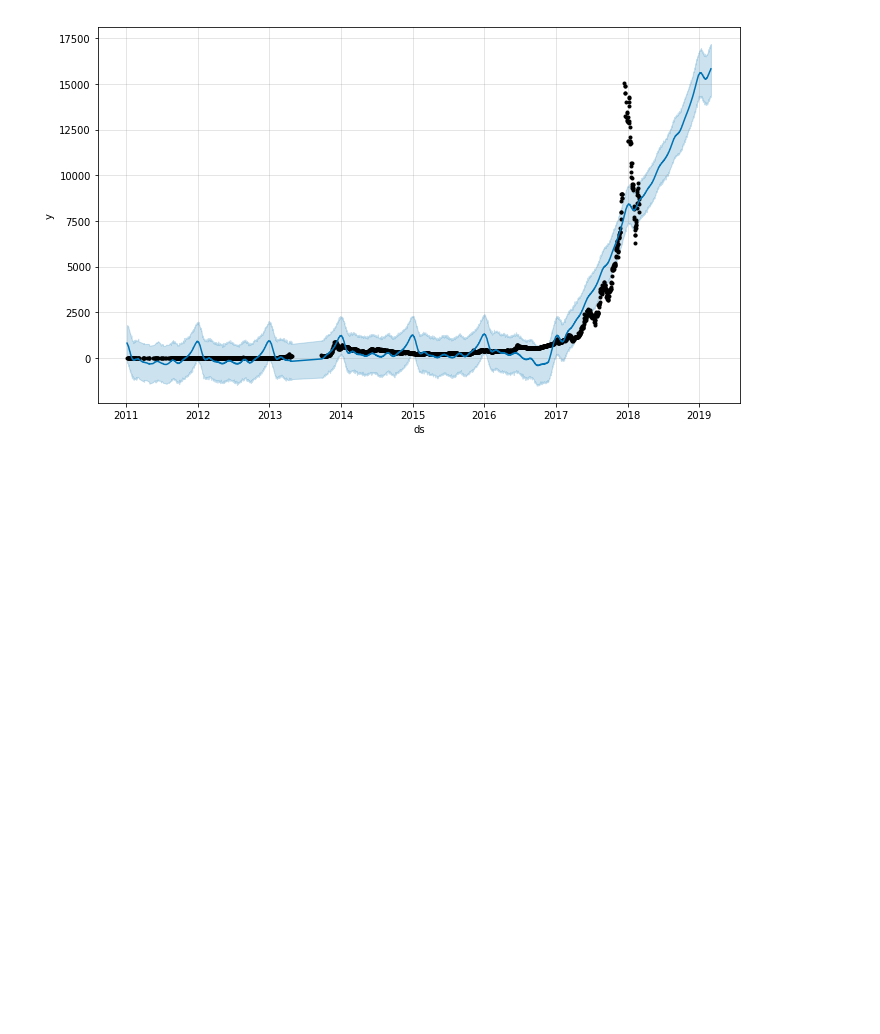
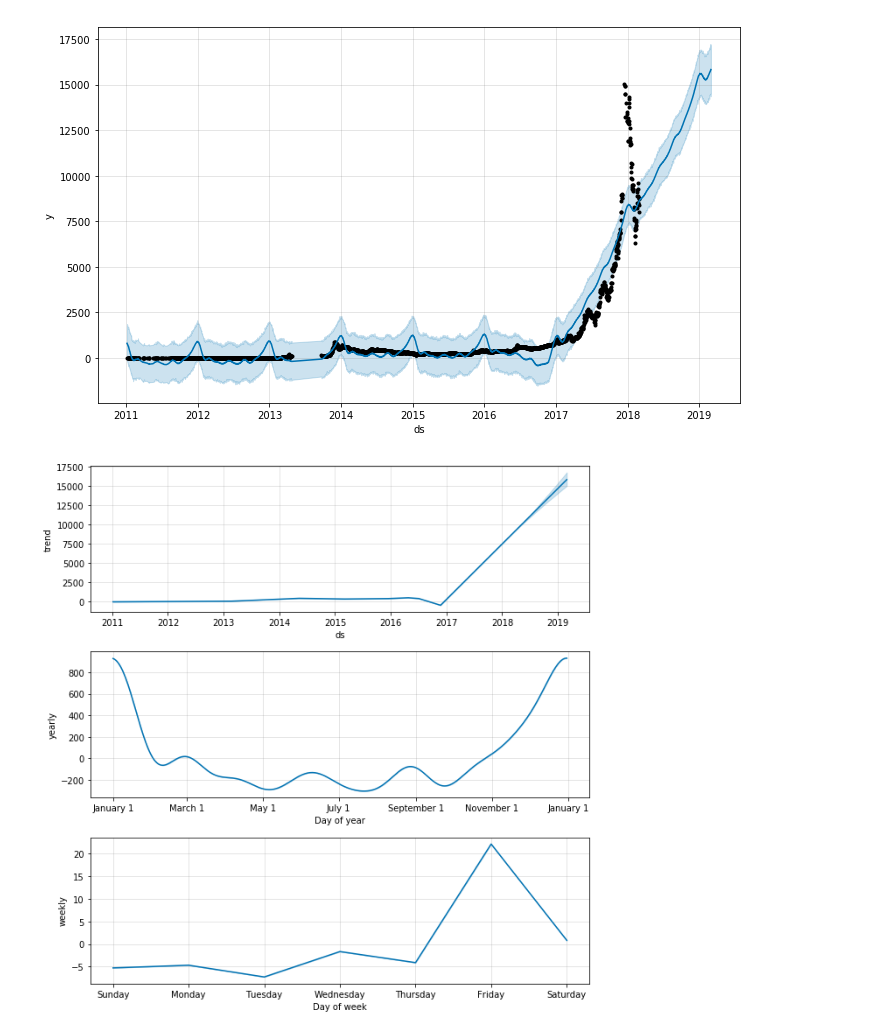
Before and after one commit to bishoph/machine_learning, a Jupyter notebook: prophet/Bitcoin.ipynb, the cells around one changed output. Cells and saved outputs as stored; diff of their text form; code cells hidden in the pictures; blank space fills up the shorter version.

```diff
--- a/prophet/Bitcoin.ipynb
+++ b/prophet/Bitcoin.ipynb
@@ -68,3 +91,7 @@ forecast[['ds', 'yhat', 'yhat_lower', 'yhat_upper']].tail()
 m.plot(forecast);
 # %% [output]
 [figure]
+# %%
+m.plot_components(forecast);
+# %% [output]
+[figure, added]
```
Also changed, not shown: parts of 11 cells of this notebook.
